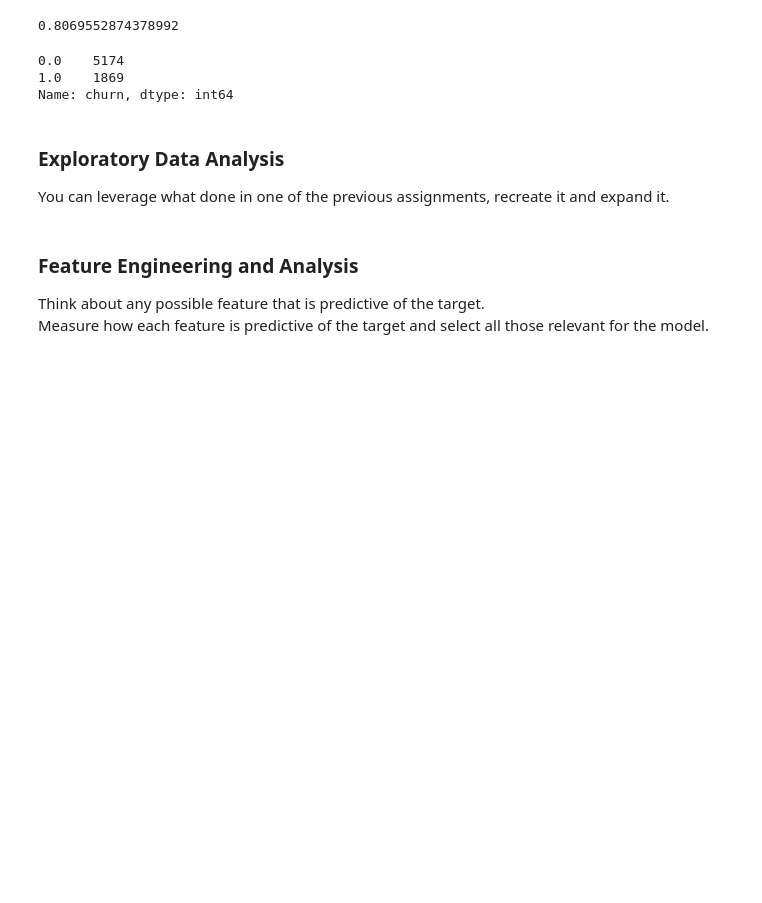
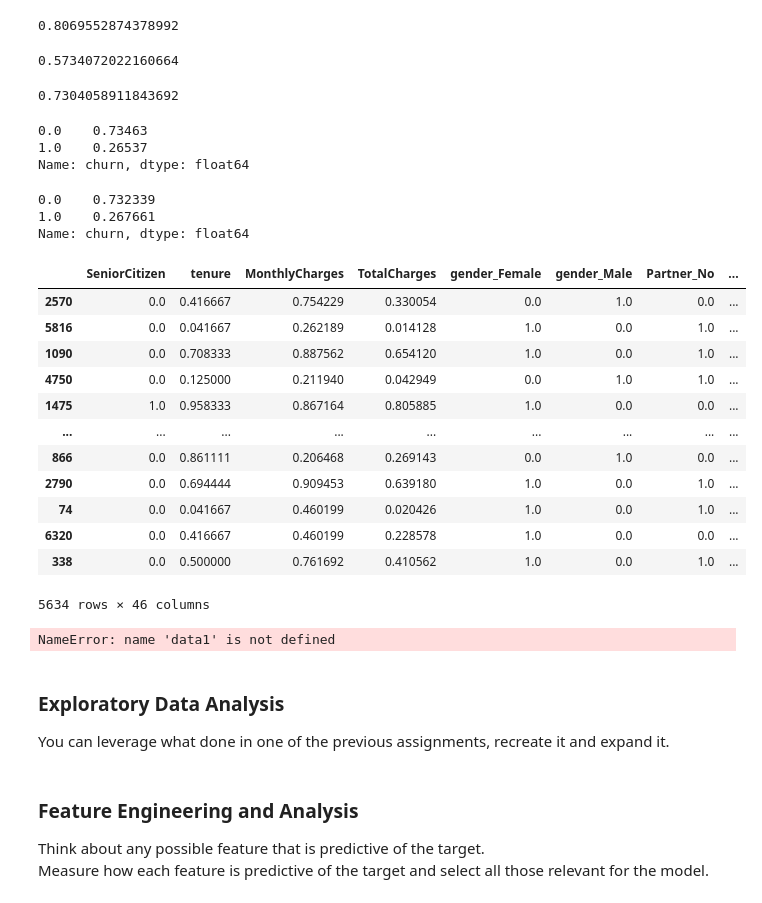
Before and after one commit to GiuseppeManai/ysc4224, a Jupyter notebook: 2.Churn_Model/ChurnModel.ipynb, the cells around one changed output. Saved outputs shown, nothing was run; the diff lists cells and outputs as text; code cells hidden in the pictures; blank space fills up the shorter version.

```diff
--- a/2.Churn_Model/ChurnModel.ipynb
+++ b/2.Churn_Model/ChurnModel.ipynb
@@ -365,12 +460,46 @@ lr_pred = lr_model.predict(X_test)
 metrics.accuracy_score(y_test, lr_pred)
 # %% [output]
 0.8069552874378992
+# %%
+metrics.recall_score(y_test, lr_pred)
+# %% [output]
+0.5734072022160664
+# %%
+metrics.roc_auc_score(y_test, lr_pred)
+# %% [output]
+0.7304058911843692
 # %%
-scaled_df['churn'].value_counts()
+scaled_df['churn'].value_counts()/len(scaled_df)
 # %% [output]
-0.0    5174
-1.0    1869
-Name: churn, dtype: int64
+0.0    0.73463
+1.0    0.26537
+Name: churn, dtype: float64
+# %%
+y_train.value_counts()/len(y_train)
+# %% [output]
+0.0    0.732339
+1.0    0.267661
+Name: churn, dtype: float64
+# %%
+X_train
+# %% [output]
+|  | SeniorCitizen | tenure | MonthlyCharges | TotalCharges | gender_Female | gender_Male | Partner_No | ... |
+| 2570 | 0.0 | 0.416667 | 0.754229 | 0.330054 | 0.0 | 1.0 | 0.0 | ... |
+| 5816 | 0.0 | 0.041667 | 0.262189 | 0.014128 | 1.0 | 0.0 | 1.0 | ... |
+| 1090 | 0.0 | 0.708333 | 0.887562 | 0.654120 | 1.0 | 0.0 | 1.0 | ... |
+| 4750 | 0.0 | 0.125000 | 0.211940 | 0.042949 | 0.0 | 1.0 | 1.0 | ... |
+| 1475 | 1.0 | 0.958333 | 0.867164 | 0.805885 | 1.0 | 0.0 | 0.0 | ... |
+| ... | ... | ... | ... | ... | ... | ... | ... | ... |
+| 866 | 0.0 | 0.861111 | 0.206468 | 0.269143 | 0.0 | 1.0 | 0.0 | ... |
+| 2790 | 0.0 | 0.694444 | 0.909453 | 0.639180 | 1.0 | 0.0 | 1.0 | ... |
+| 74 | 0.0 | 0.041667 | 0.460199 | 0.020426 | 1.0 | 0.0 | 1.0 | ... |
+| 6320 | 0.0 | 0.416667 | 0.460199 | 0.228578 | 1.0 | 0.0 | 0.0 | ... |
+| 338 | 0.0 | 0.500000 | 0.761692 | 0.410562 | 1.0 | 0.0 | 1.0 | ... |
+5634 rows × 46 columns
+# %%
+data1.corr()['Churn'].sort_values(ascending = False).plot(kind='bar')
+# %% [output]
+NameError: name 'data1' is not defined
 # %% [markdown]
 ### Exploratory Data Analysis
 
```
Also changed, not shown: parts of 30 cells of this notebook.
